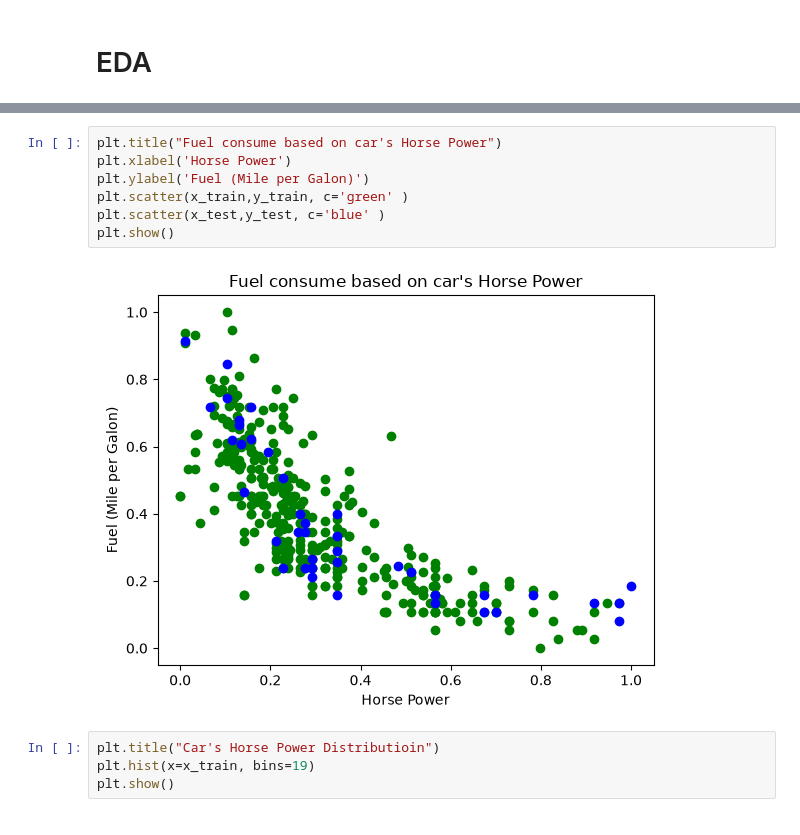
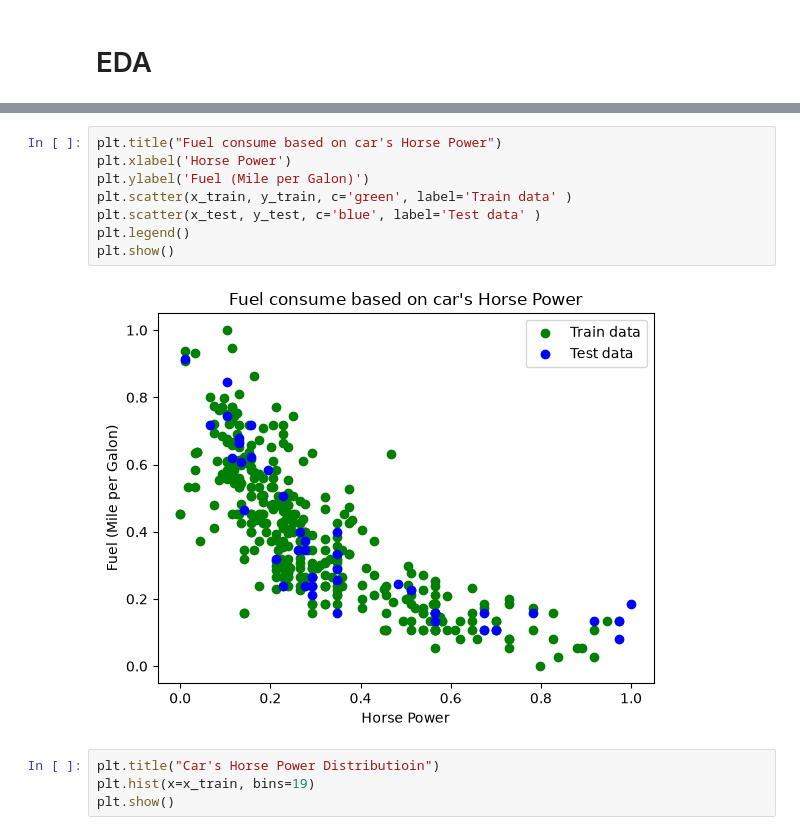
Before and after one commit to Negin-2521/ML---DL_journey, a Jupyter notebook: Exercise_2(None Linear Regression)/None Linear_Regressoin.ipynb, the cells around one changed output, grey strips where cells are left out. Cells and saved outputs as stored; diff of their text form.

```diff
--- a/Exercise_2(None Linear Regression)/None Linear_Regressoin.ipynb
+++ b/Exercise_2(None Linear Regression)/None Linear_Regressoin.ipynb
@@ -58,12 +58,13 @@ max      0.972826    1.000000
 # %%
 plt.title("Fuel consume based on car's Horse Power")
 plt.xlabel('Horse Power')
 plt.ylabel('Fuel (Mile per Galon)')
-plt.scatter(x_train,y_train, c='green' )
-plt.scatter(x_test,y_test, c='blue' )
+plt.scatter(x_train, y_train, c='green', label='Train data' )
+plt.scatter(x_test, y_test, c='blue', label='Test data' )
+plt.legend()
 plt.show()
 # %% [output]
-[figure, old version]
+[figure, new version]
 # %%
 plt.title("Car's Horse Power Distributioin")
 plt.hist(x=x_train, bins=19)
```
Also changed, not shown: parts of 1 cell of this notebook.
